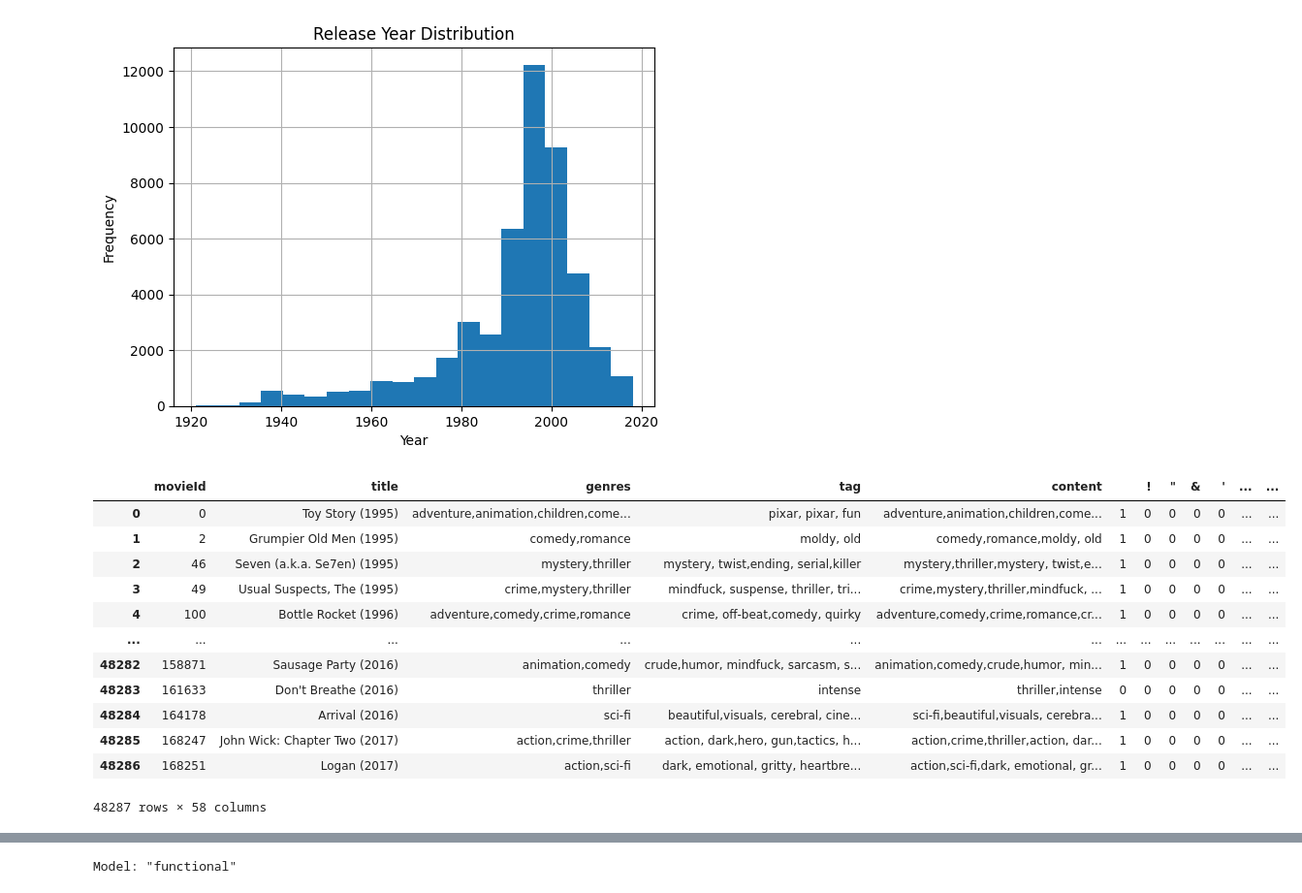
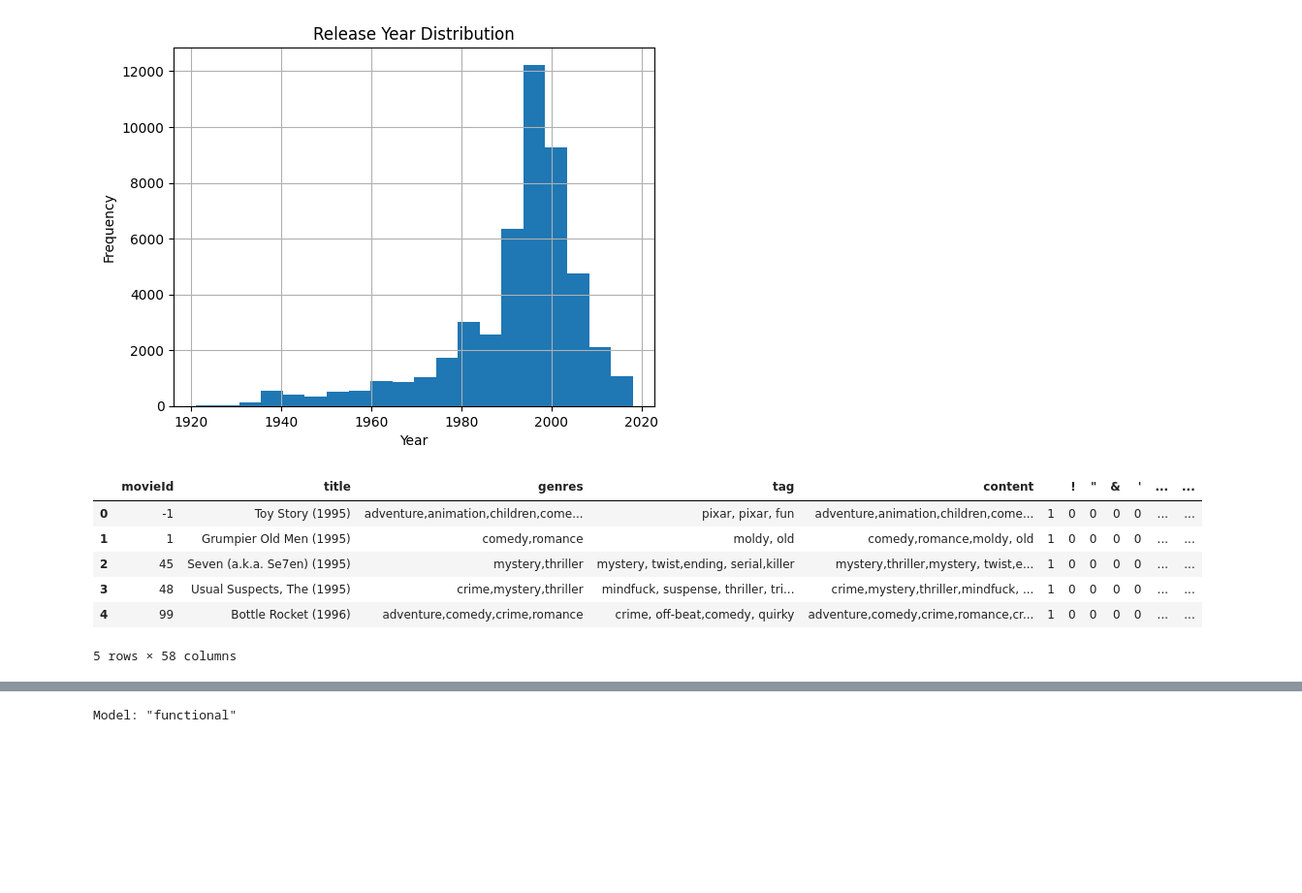
Before and after one commit to AyushNigam-1/NCF-Recommendation, a Jupyter notebook: notebook/NCF.ipynb, the cells around one changed output, grey strips where cells are left out. Shown at 97% size. Drawn from its saved outputs; the diff is of its cells as text; code cells hidden in the pictures; blank space fills up the shorter version.

Commit message:
Fixed Duplicate Column Bug

```diff
--- a/notebook/NCF.ipynb
+++ b/notebook/NCF.ipynb
@@ -129,21 +142,15 @@ movies_with_ratings['combined_decay'] = (
 movies_with_ratings['userId'] -= 1
 movies_with_ratings['movieId'] -= 1
 # %%
-movies_with_ratings
+movies_with_ratings.head()
 # %% [output]
 |  | movieId | title | genres | tag | content |  | ! | " | & | ' | ... | ... |
-| 0 | 0 | Toy Story (1995) | adventure,animation,children,come... | pixar, pixar, fun | adventure,animation,children,come... | 1 | 0 | 0 | 0 | 0 | ... | ... |
-| 1 | 2 | Grumpier Old Men (1995) | comedy,romance | moldy, old | comedy,romance,moldy, old | 1 | 0 | 0 | 0 | 0 | ... | ... |
-| 2 | 46 | Seven (a.k.a. Se7en) (1995) | mystery,thriller | mystery, twist,ending, serial,killer | mystery,thriller,mystery, twist,e... | 1 | 0 | 0 | 0 | 0 | ... | ... |
-| 3 | 49 | Usual Suspects, The (1995) | crime,mystery,thriller | mindfuck, suspense, thriller, tri... | crime,mystery,thriller,mindfuck, ... | 1 | 0 | 0 | 0 | 0 | ... | ... |
-| 4 | 100 | Bottle Rocket (1996) | adventure,comedy,crime,romance | crime, off-beat,comedy, quirky | adventure,comedy,crime,romance,cr... | 1 | 0 | 0 | 0 | 0 | ... | ... |
-| ... | ... | ... | ... | ... | ... | ... | ... | ... | ... | ... | ... | ... |
-| 48282 | 158871 | Sausage Party (2016) | animation,comedy | crude,humor, mindfuck, sarcasm, s... | animation,comedy,crude,humor, min... | 1 | 0 | 0 | 0 | 0 | ... | ... |
-| 48283 | 161633 | Don't Breathe (2016) | thriller | intense | thriller,intense | 0 | 0 | 0 | 0 | 0 | ... | ... |
-| 48284 | 164178 | Arrival (2016) | sci-fi | beautiful,visuals, cerebral, cine... | sci-fi,beautiful,visuals, cerebra... | 1 | 0 | 0 | 0 | 0 | ... | ... |
-| 48285 | 168247 | John Wick: Chapter Two (2017) | action,crime,thriller | action, dark,hero, gun,tactics, h... | action,crime,thriller,action, dar... | 1 | 0 | 0 | 0 | 0 | ... | ... |
-| 48286 | 168251 | Logan (2017) | action,sci-fi | dark, emotional, gritty, heartbre... | action,sci-fi,dark, emotional, gr... | 1 | 0 | 0 | 0 | 0 | ... | ... |
+| 0 | -1 | Toy Story (1995) | adventure,animation,children,come... | pixar, pixar, fun | adventure,animation,children,come... | 1 | 0 | 0 | 0 | 0 | ... | ... |
+| 1 | 1 | Grumpier Old Men (1995) | comedy,romance | moldy, old | comedy,romance,moldy, old | 1 | 0 | 0 | 0 | 0 | ... | ... |
+| 2 | 45 | Seven (a.k.a. Se7en) (1995) | mystery,thriller | mystery, twist,ending, serial,killer | mystery,thriller,mystery, twist,e... | 1 | 0 | 0 | 0 | 0 | ... | ... |
+| 3 | 48 | Usual Suspects, The (1995) | crime,mystery,thriller | mindfuck, suspense, thriller, tri... | crime,mystery,thriller,mindfuck, ... | 1 | 0 | 0 | 0 | 0 | ... | ... |
+| 4 | 99 | Bottle Rocket (1996) | adventure,comedy,crime,romance | crime, off-beat,comedy, quirky | adventure,comedy,crime,romance,cr... | 1 | 0 | 0 | 0 | 0 | ... | ... |
-48287 rows × 58 columns
+5 rows × 58 columns
 # %%
 movies_with_ratings['userId'] -= 1
 movies_with_ratings['movieId'] -= 1
```
Also changed, not shown: parts of 7 cells of this notebook, 10 other files.
